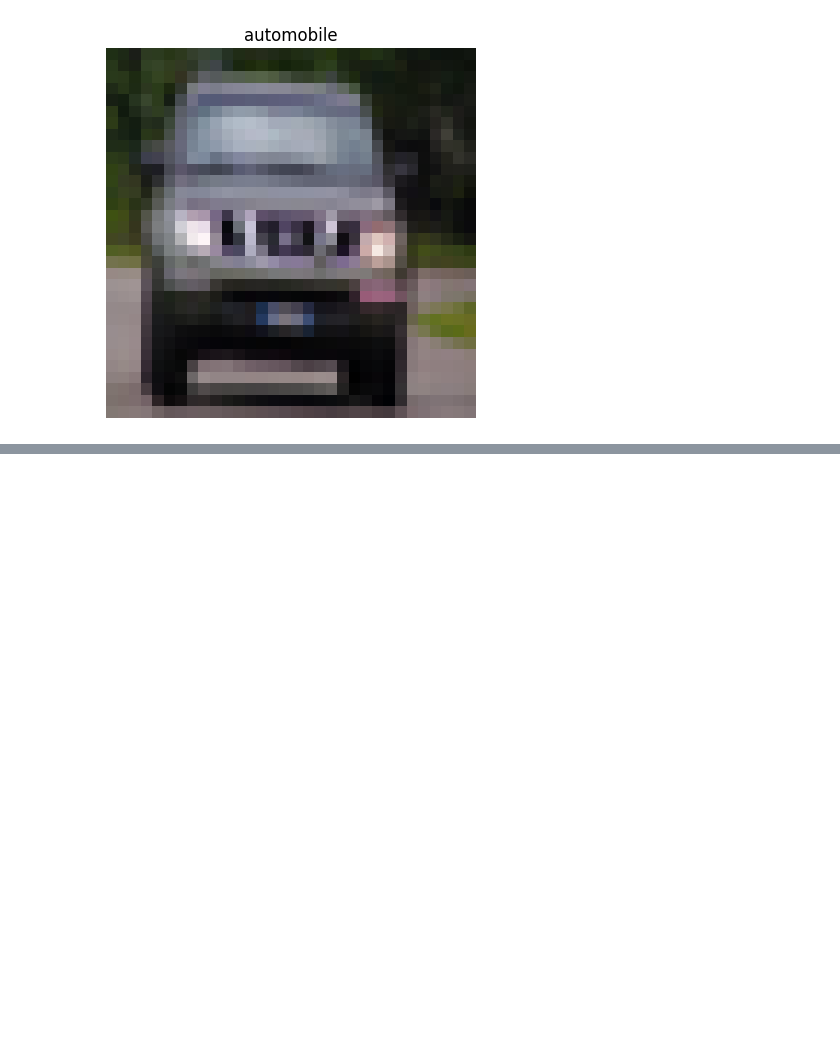
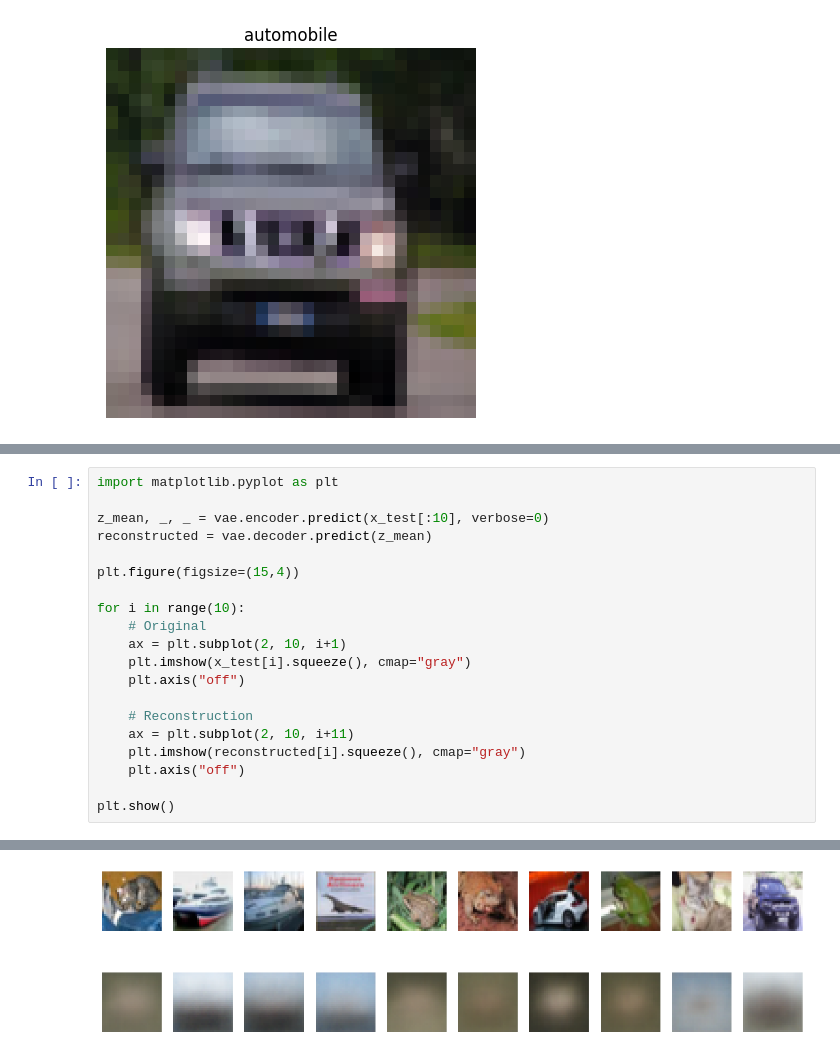
Before and after one commit to noodlebatteries124/deleca2, a Jupyter notebook: Ptajh.ipynb, the cells around one changed output, grey strips where cells are left out. Cells and saved outputs as stored; diff of their text form; blank space fills up the shorter version.

```diff
--- a/Ptajh.ipynb
+++ b/Ptajh.ipynb
@@ -380,0 +627,21 @@ plt.show()
+# %%
+import matplotlib.pyplot as plt
+
+z_mean, _, _ = vae.encoder.predict(x_test[:10], verbose=0)
+reconstructed = vae.decoder.predict(z_mean)
+
+plt.figure(figsize=(15,4))
+
+for i in range(10):
+    # Original
+    ax = plt.subplot(2, 10, i+1)
+    plt.imshow(x_test[i].squeeze(), cmap="gray")
+    plt.axis("off")
+
+    # Reconstruction
+    ax = plt.subplot(2, 10, i+11)
+    plt.imshow(reconstructed[i].squeeze(), cmap="gray")
+    plt.axis("off")
+
+plt.show()
+# %% [output]
@@ -380,0 +649 @@ plt.show()
+[figure, added]
```
Also changed, not shown: parts of 19 cells of this notebook, 2 other files.
